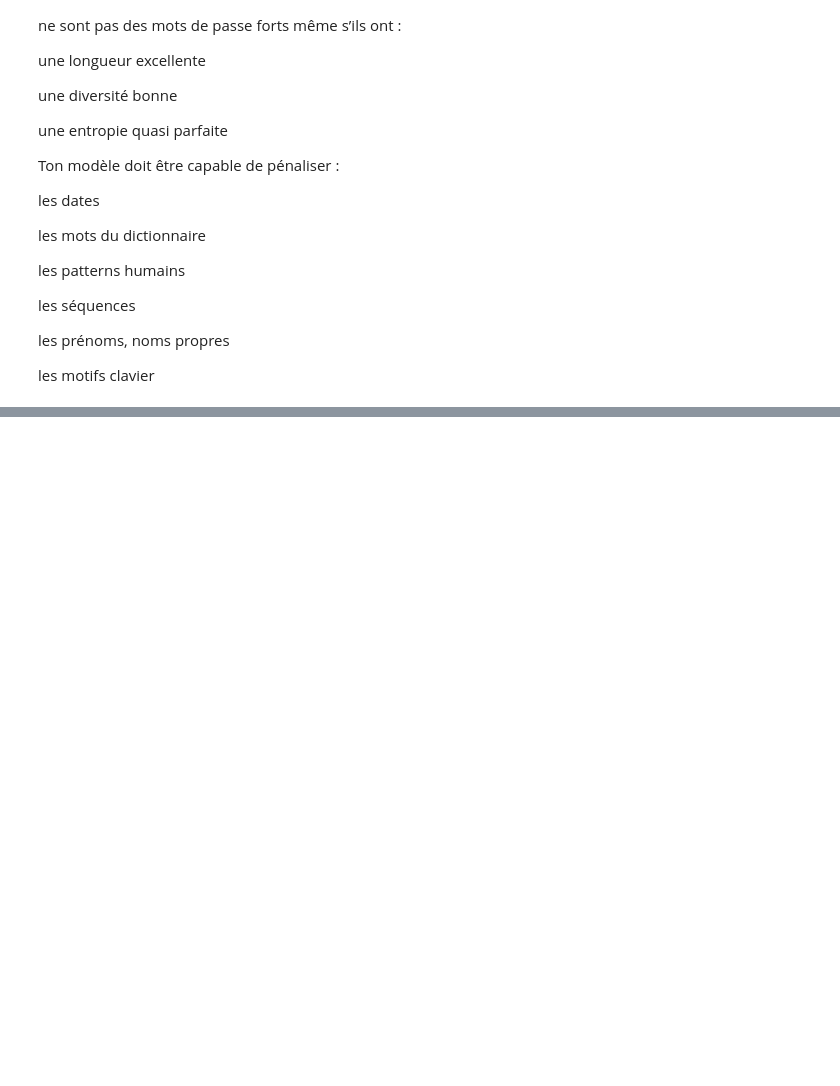
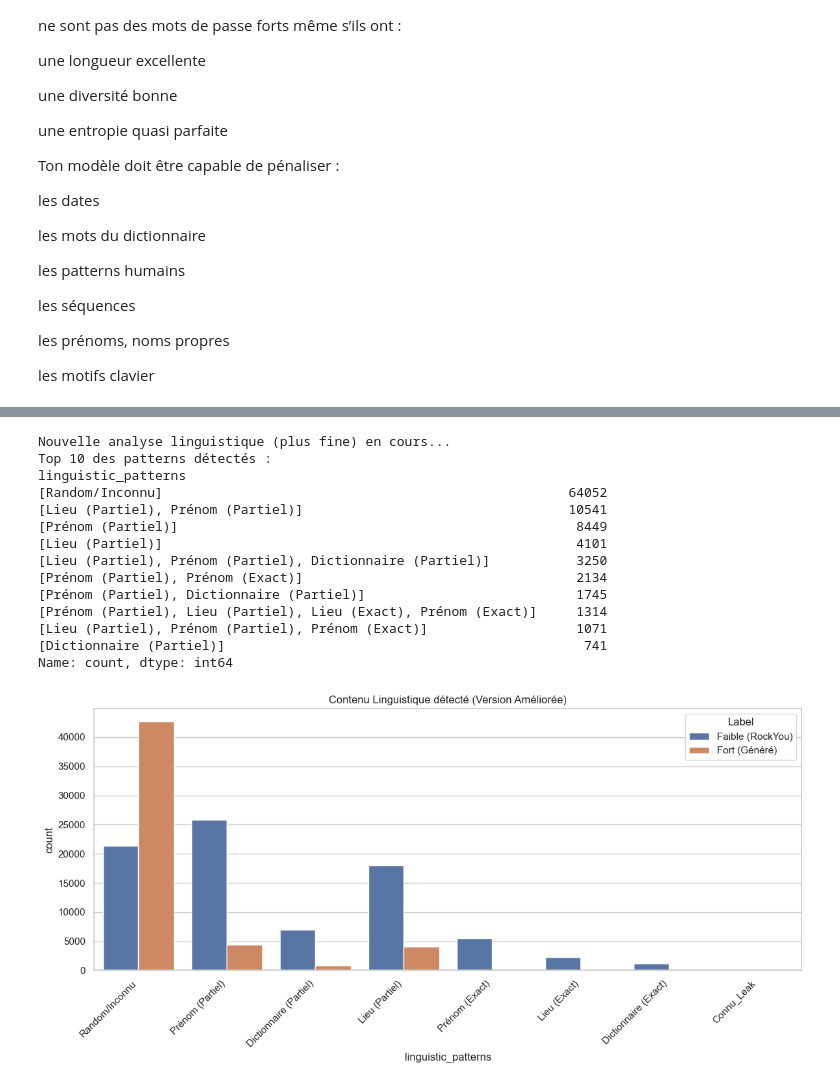
Before and after one commit to stephanCESI/ADS_Password_IA, a Jupyter notebook: datasets/plots/dataset_qual.ipynb, the cells around one changed output, grey strips where cells are left out. Drawn from its saved outputs; the diff is of its cells as text; code cells hidden in the pictures; blank space fills up the shorter version.

```diff
--- a/datasets/plots/dataset_qual.ipynb
+++ b/datasets/plots/dataset_qual.ipynb
@@ -157,0 +204,72 @@ df.head()
+# %%
+def check_linguistic_content(pwd):
+    """
+    Vérifie si le mot de passe contient des tokens connus (même partiels).
+    Version améliorée : cherche des sous-chaînes de caractères.
+    """
+    # 1. Nettoyage strict (lettres minuscules uniquement)
+    clean_pwd = re.sub(r'[^a-zA-Z]', '', str(pwd)).lower()
+
+    found_types = set() # On utilise un set pour éviter les doublons
+
+    # 2. Vérification brute : est-ce que le mot de passe entier est dans la liste RockYou/Weak ?
+    # (On le fait avant le nettoyage pour attraper "password123" tel quel)
+    if str(pwd).lower() in weak_set:
+        found_types.add('Connu_Leak')
+
+    # 3. Vérification des sous-chaînes (Algorithme rapide)
+    # On regarde tous les morceaux de mots de 4 lettres ou plus
+    n = len(clean_pwd)
+    min_len = 4
+
+    if n >= min_len:
+        # Si le mot complet est directement dans le dico (Ex: "abricot")
+        if clean_pwd in words_set: found_types.add('Dictionnaire (Exact)')
+        if clean_pwd in names_set: found_types.add('Prénom (Exact)')
+        if clean_pwd in places_set: found_types.add('Lieu (Exact)')
+
+        # Recherche de morceaux (Substrings)
+        for i in range(n):
+            for j in range(i + min_len, n + 1):
+                sub = clean_pwd[i:j]
+                if sub in words_set: found_types.add('Dictionnaire (Partiel)')
+                if sub in names_set: found_types.add('Prénom (Partiel)')
+                if sub in places_set: found_types.add('Lieu (Partiel)')
+
+    # Conversion en liste pour l'affichage/pandas
+    return list(found_types) if found_types else ["Random/Inconnu"]
+
+print("Nouvelle analyse linguistique (plus fine) en cours...")
+# Note : Si tu n'as pas tqdm d'installé, utilise .apply() au lieu de .progress_apply()
+df['linguistic_patterns'] = df['password'].apply(check_linguistic_content)
+
+# --- Résumé Chiffré ---
+print("Top 10 des patterns détectés :")
+print(df['linguistic_patterns'].value_counts().head(10))
+
+# --- Visualisation ---
+df_exploded = df.explode('linguistic_patterns')
+plt.figure(figsize=(12, 6))
+sns.countplot(x='linguistic_patterns', data=df_exploded, hue='label')
+
+plt.title("Contenu Linguistique détecté (Version Améliorée)")
+plt.xticks(rotation=45, ha='right') # Rotation pour mieux lire les étiquettes
+plt.legend(title='Label', labels=['Faible (RockYou)', 'Fort (Généré)'])
+plt.tight_layout()
+plt.show()
+# %% [output]
+Nouvelle analyse linguistique (plus fine) en cours...
+Top 10 des patterns détectés :
+linguistic_patterns
+[Random/Inconnu]                                                    64052
+[Lieu (Partiel), Prénom (Partiel)]                                  10541
+[Prénom (Partiel)]                                                   8449
+[Lieu (Partiel)]                                                     4101
+[Lieu (Partiel), Prénom (Partiel), Dictionnaire (Partiel)]           3250
+[Prénom (Partiel), Prénom (Exact)]                                   2134
+[Prénom (Partiel), Dictionnaire (Partiel)]                           1745
+[Prénom (Partiel), Lieu (Partiel), Lieu (Exact), Prénom (Exact)]     1314
+[Lieu (Partiel), Prénom (Partiel), Prénom (Exact)]                   1071
+[Dictionnaire (Partiel)]                                              741
+Name: count, dtype: int64
+[figure, added]
```
Also changed, not shown: parts of 8 cells of this notebook, 8 other files.
